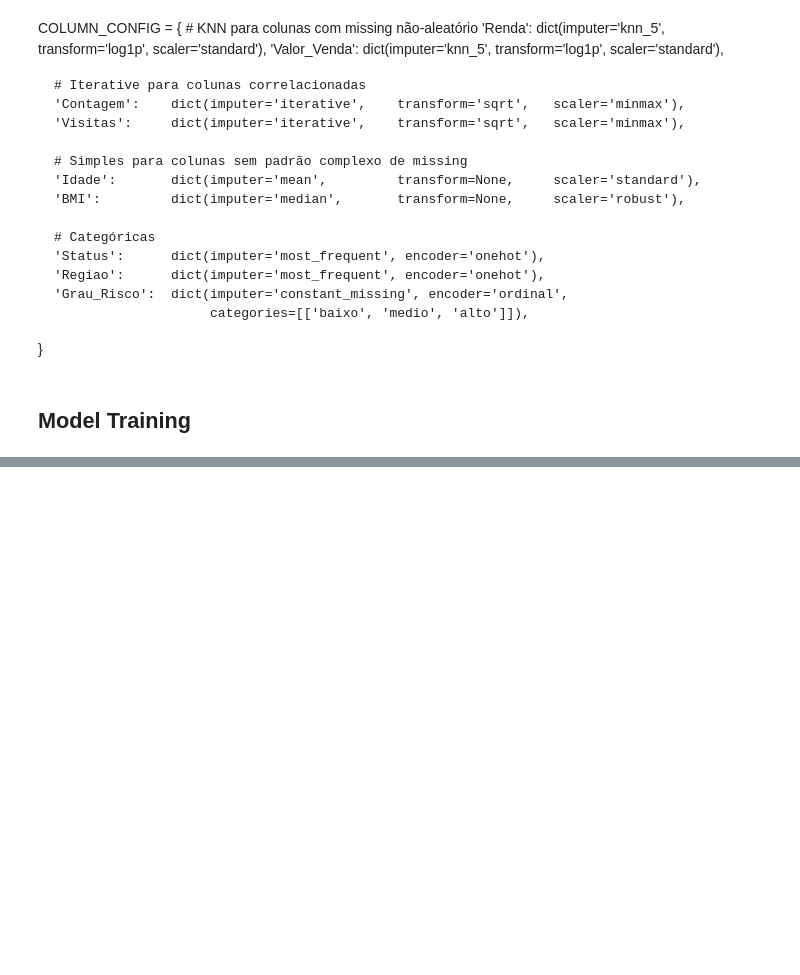
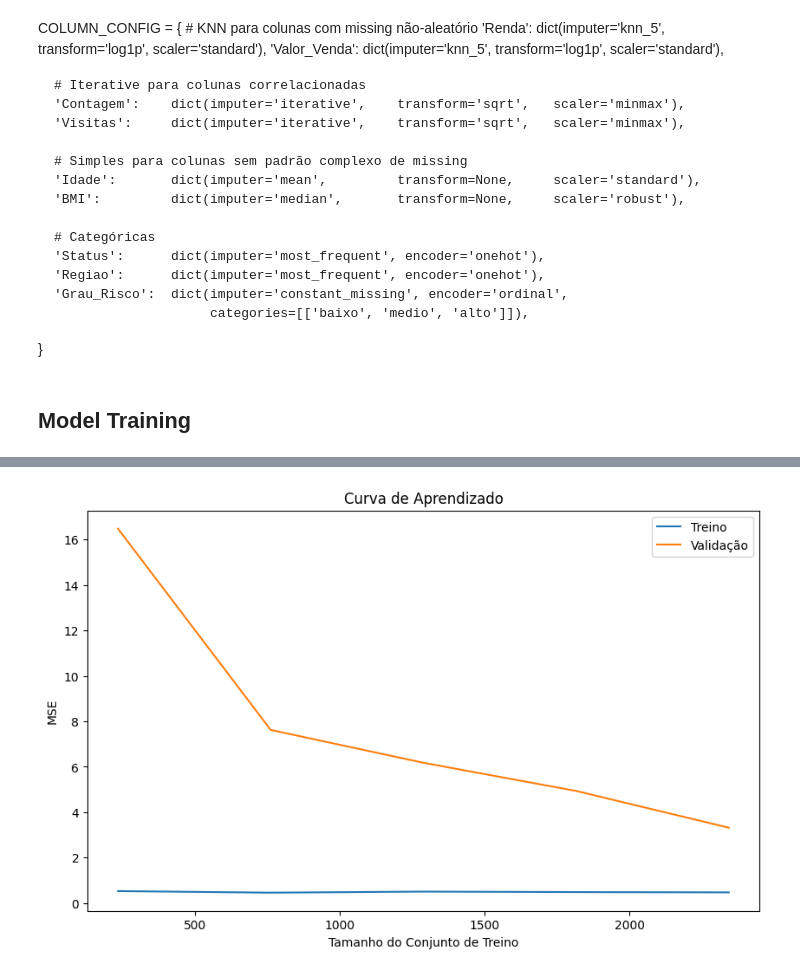
Before and after one commit to KevBoyz/data-science, a Jupyter notebook: Projects/10-life_expectation/life_expectation.ipynb, the cells around one changed output, grey strips where cells are left out. Saved outputs shown, nothing was run; the diff lists cells and outputs as text; code cells hidden in the pictures; blank space fills up the shorter version.

```diff
--- a/Projects/10-life_expectation/life_expectation.ipynb
+++ b/Projects/10-life_expectation/life_expectation.ipynb
@@ -431,0 +498,17 @@ MSE médio: 3.3286110669102698
+# %%
+from sklearn.model_selection import learning_curve
+
+train_sizes, train_scores, test_scores = learning_curve(
+    grid.best_estimator_, X, y, cv=cv, scoring='neg_mean_squared_error'
+)
+
+plt.figure(figsize=(10, 6))
+plt.plot(train_sizes, -train_scores.mean(axis=1), label='Treino')
+plt.plot(train_sizes, -test_scores.mean(axis=1), label='Validação')
+plt.xlabel('Tamanho do Conjunto de Treino')
+plt.ylabel('MSE')
+plt.title('Curva de Aprendizado')
+plt.legend()
+plt.show()
+# %% [output]
+[figure, added]
```
Also changed, not shown: parts of 7 cells of this notebook.
